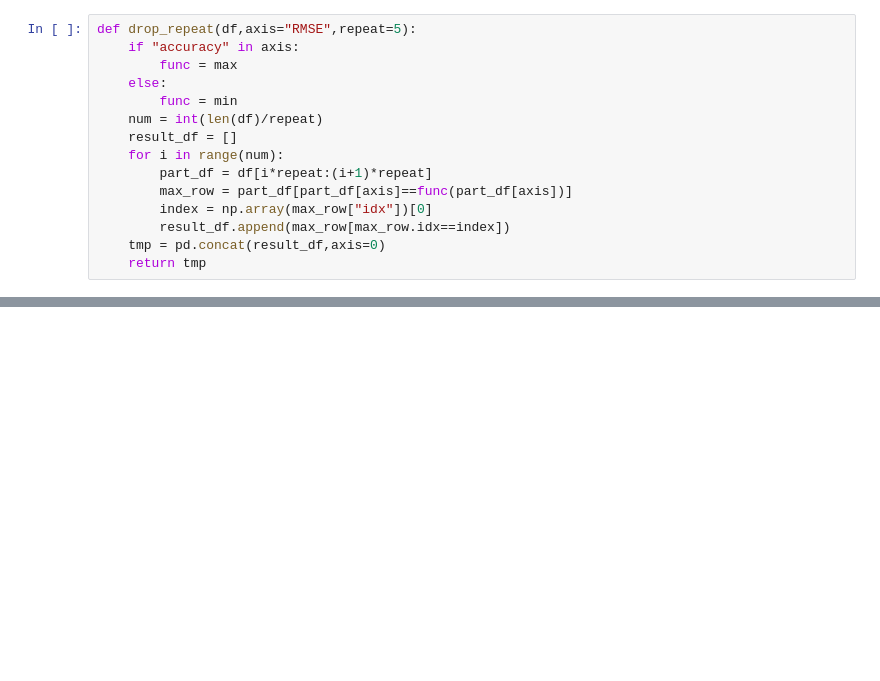
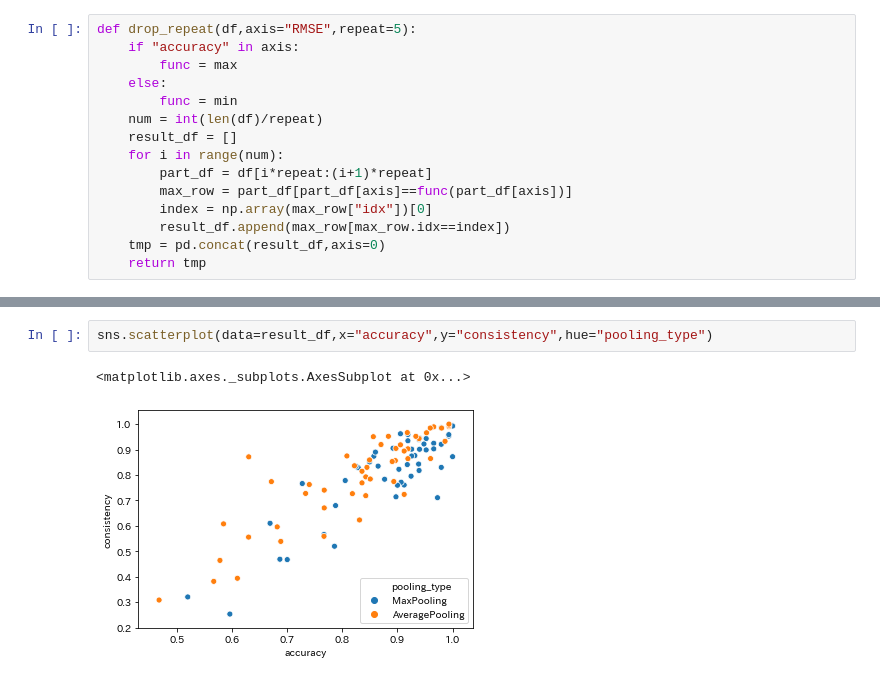
Before and after one commit to huxianyin/hu_ShiftInvarianceValidation_Biosignals2020, a Jupyter notebook: AF Detection/Analyze Result.ipynb, the cells around one changed output, grey strips where cells are left out. Drawn from its saved outputs; the diff is of its cells as text; blank space fills up the shorter version.

```diff
--- a/AF Detection/Analyze Result.ipynb
+++ b/AF Detection/Analyze Result.ipynb
@@ -49 +56,6 @@ np.mean(result_df.accuracy)
+# %%
+sns.scatterplot(data=result_df,x="accuracy",y="consistency",hue="pooling_type")
+# %% [output]
+<matplotlib.axes._subplots.AxesSubplot at 0x...>
+[figure, added]
 # %%
```
Also changed, not shown: parts of 21 cells of this notebook, 6 other files.
